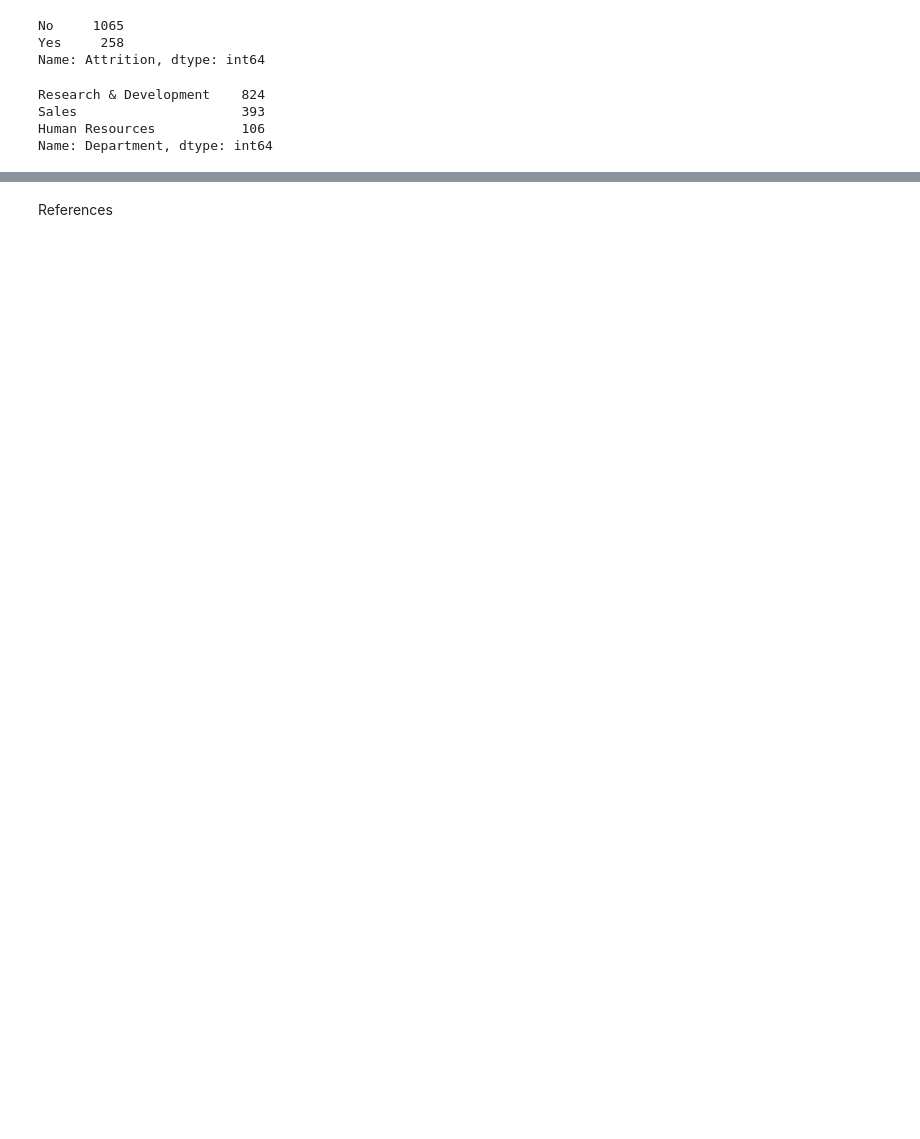
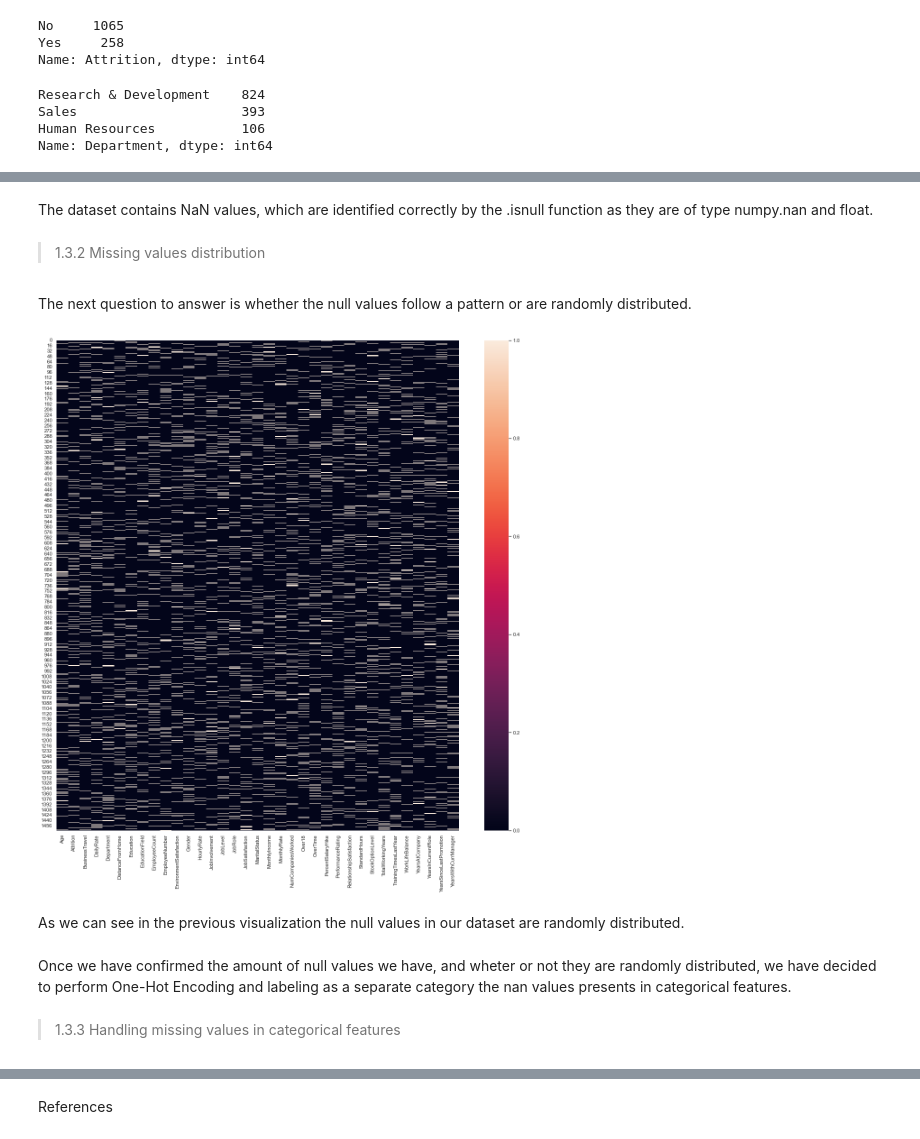
Before and after one commit to EduardoJMatosRomero/MLDPSTCA2, a Jupyter notebook: EduardoJMatosRomero_sba23298_Lvl8_CA2.ipynb, the cells around one changed output, grey strips where cells are left out. Drawn from its saved outputs; the diff is of its cells as text; code cells hidden in the pictures; blank space fills up the shorter version.

```diff
--- a/EduardoJMatosRomero_sba23298_Lvl8_CA2.ipynb
+++ b/EduardoJMatosRomero_sba23298_Lvl8_CA2.ipynb
@@ -213,0 +347,18 @@ df.describe()
+# %% [markdown]
+The dataset contains NaN values, which are identified correctly by the .isnull function as they are of type numpy.nan and float.
+# %% [markdown]
+> 1.3.2 Missing values distribution
+# %% [markdown]
+The next question to answer is whether the null values follow a pattern or are randomly distributed.
+# %%
+sns.set(rc={'figure.figsize':(20,20)})
+plot = sns.heatmap(df.isnull())
+plt.show(plot)
+# %% [output]
+[figure, added]
+# %% [markdown]
+As we can see in the previous visualization the null values in our dataset are randomly distributed.
+# %% [markdown]
+Once we have confirmed the amount of null values we have, and wheter or not they are randomly distributed, we have decided to perform One-Hot Encoding and labeling as a separate category the nan values presents in categorical features.
+# %% [markdown]
+> 1.3.3 Handling missing values in categorical features
```
Also changed, not shown: parts of 50 cells of this notebook.
